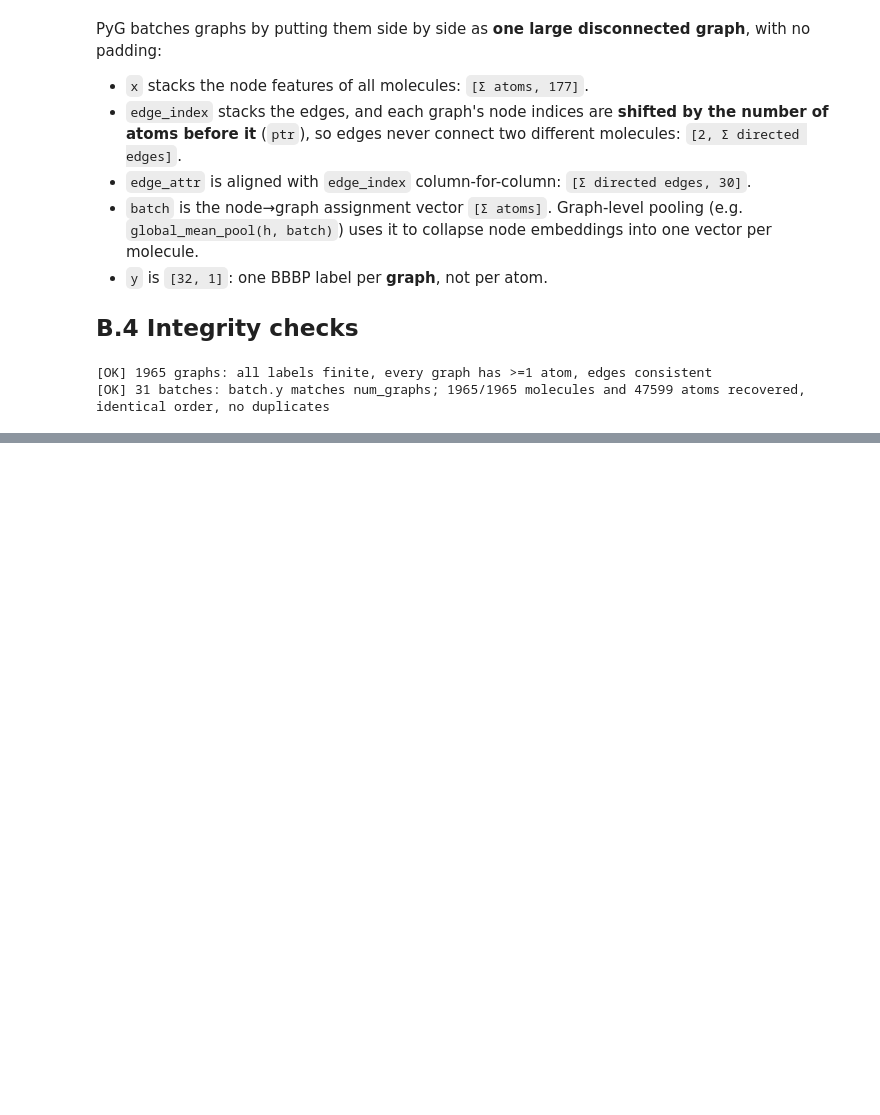
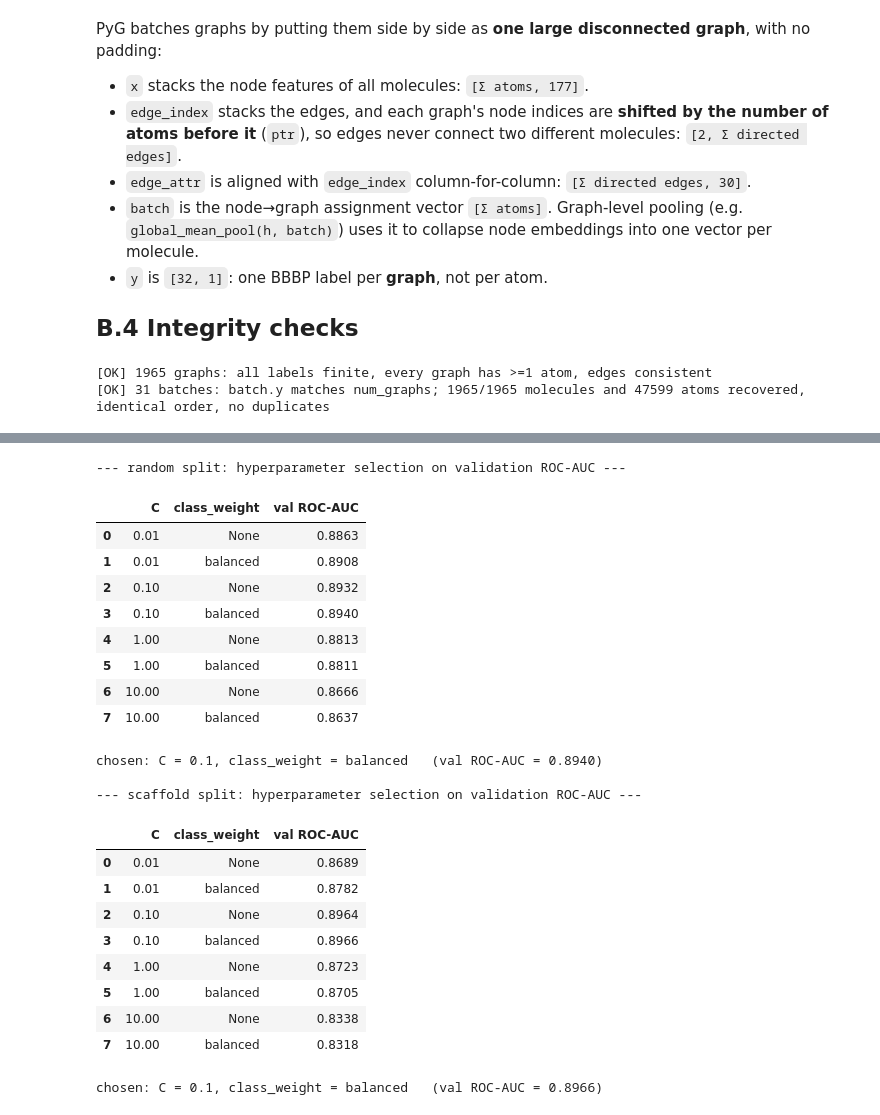
Before and after one commit to faizr206/Assignment3_MedicalImaging, a Jupyter notebook: Assignment3_Faiz.ipynb, the cells around one changed output, grey strips where cells are left out. Cells and saved outputs as stored; diff of their text form; code cells hidden in the pictures; blank space fills up the shorter version.

```diff
--- a/Assignment3_Faiz.ipynb
+++ b/Assignment3_Faiz.ipynb
@@ -675,0 +957,54 @@ assert len(clean_graphs) == len(clean_df)
+# %%
+from sklearn.linear_model import LogisticRegression
+from sklearn.metrics import roc_auc_score
+
+GRID_C, GRID_CW = [0.01, 0.1, 1.0, 10.0], [None, "balanced"]
+
+def select_baseline(strategy):
+    """Grid search scored on the validation subset; returns (table, best row incl. fitted model)."""
+    sp = splits[strategy]
+    X_tr, y_tr = X_fp[sp["train"]], y_fp[sp["train"]]
+    X_va, y_va = X_fp[sp["val"]],   y_fp[sp["val"]]
+    rows = []
+    for C in GRID_C:
+        for cw in GRID_CW:
+            clf = LogisticRegression(C=C, class_weight=cw, max_iter=2000, random_state=SEED)
+            clf.fit(X_tr, y_tr)
+            auc = roc_auc_score(y_va, clf.predict_proba(X_va)[:, 1])
+            rows.append({"C": C, "class_weight": cw or "None", "val ROC-AUC": round(auc, 4), "model": clf})
+    table = pd.DataFrame(rows).drop(columns="model")
+    best  = max(rows, key=lambda r: r["val ROC-AUC"])          # deterministic tie-break: grid order
+    return table, best
+
+baseline = {}
+for strategy in ("random", "scaffold"):
+    table, best = select_baseline(strategy)
+    baseline[strategy] = best
+    print(f"--- {strategy} split: hyperparameter selection on validation ROC-AUC ---")
+    display(table)
+    print(f"chosen: C = {best['C']}, class_weight = {best['class_weight']}   "
+          f"(val ROC-AUC = {best['val ROC-AUC']:.4f})\n")
+# %% [output]
+--- random split: hyperparameter selection on validation ROC-AUC ---
+|  | C | class_weight | val ROC-AUC |
+| 0 | 0.01 | None | 0.8863 |
+| 1 | 0.01 | balanced | 0.8908 |
+| 2 | 0.10 | None | 0.8932 |
+| 3 | 0.10 | balanced | 0.8940 |
+| 4 | 1.00 | None | 0.8813 |
+| 5 | 1.00 | balanced | 0.8811 |
+| 6 | 10.00 | None | 0.8666 |
+| 7 | 10.00 | balanced | 0.8637 |
+chosen: C = 0.1, class_weight = balanced   (val ROC-AUC = 0.8940)
+
+--- scaffold split: hyperparameter selection on validation ROC-AUC ---
+|  | C | class_weight | val ROC-AUC |
+| 0 | 0.01 | None | 0.8689 |
+| 1 | 0.01 | balanced | 0.8782 |
+| 2 | 0.10 | None | 0.8964 |
+| 3 | 0.10 | balanced | 0.8966 |
+| 4 | 1.00 | None | 0.8723 |
+| 5 | 1.00 | balanced | 0.8705 |
+| 6 | 10.00 | None | 0.8338 |
+| 7 | 10.00 | balanced | 0.8318 |
+chosen: C = 0.1, class_weight = balanced   (val ROC-AUC = 0.8966)
```
Also changed, not shown: parts of 18 cells of this notebook.
